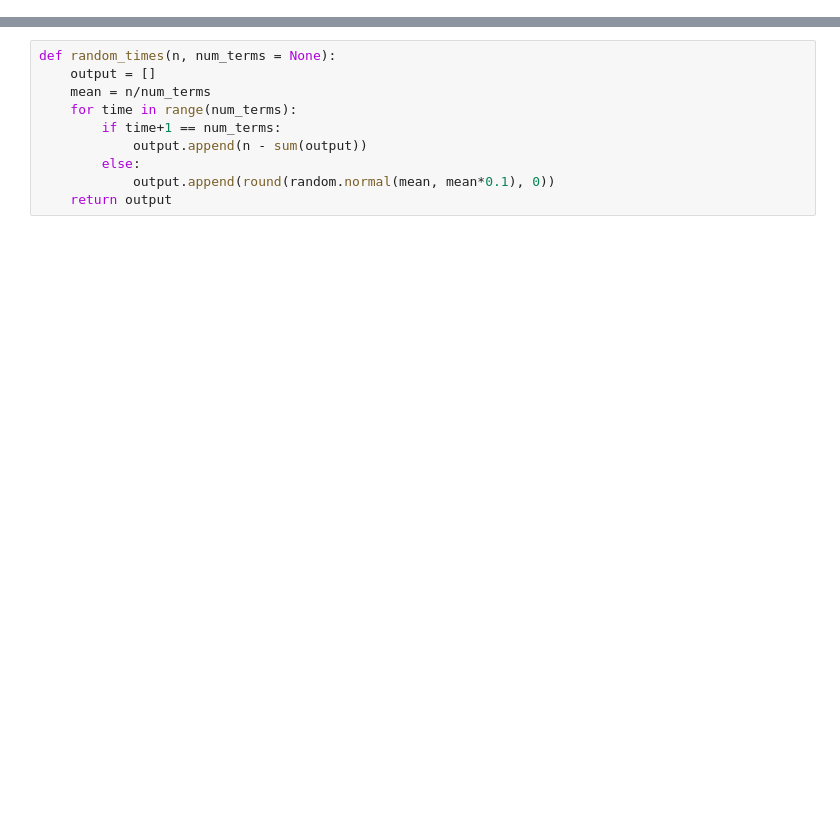
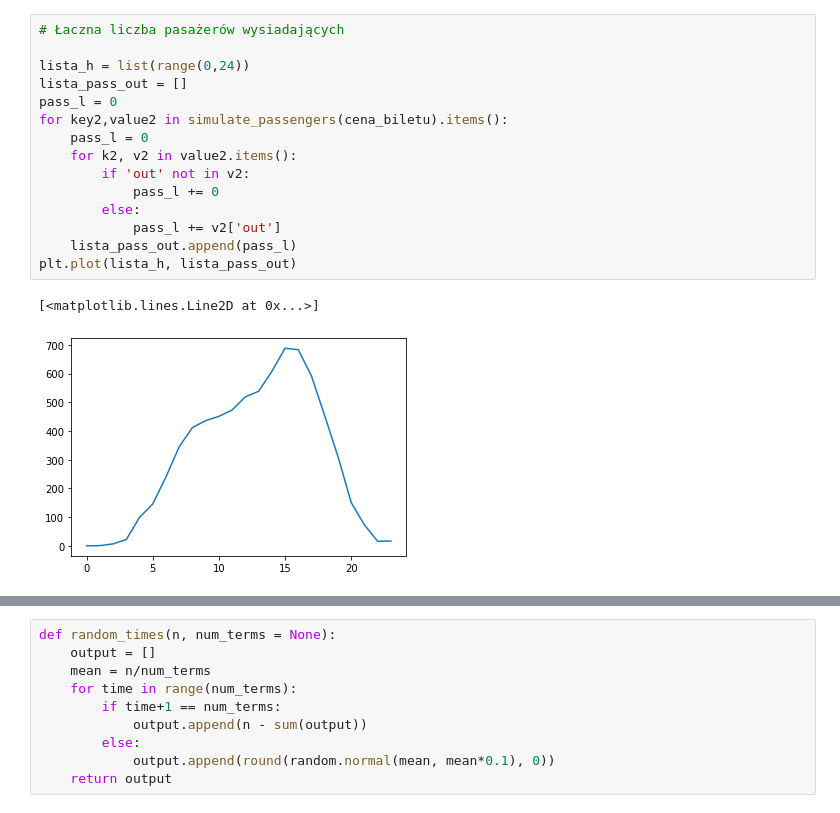
Before and after one commit to fmordarski/Passengers-simulation, a Jupyter notebook: Raport_MZK.ipynb, the cells around one changed output, grey strips where cells are left out. Saved outputs shown, nothing was run; the diff lists cells and outputs as text; blank space fills up the shorter version.

```diff
--- a/Raport_MZK.ipynb
+++ b/Raport_MZK.ipynb
@@ -40,0 +68,18 @@ def simulate_passengers(cena):
+# %%
+# Łaczna liczba pasażerów wysiadających
+
+lista_h = list(range(0,24))
+lista_pass_out = []
+pass_l = 0
+for key2,value2 in simulate_passengers(cena_biletu).items():
+    pass_l = 0
+    for k2, v2 in value2.items():
+        if 'out' not in v2:
+            pass_l += 0
+        else:
+            pass_l += v2['out']
+    lista_pass_out.append(pass_l)
+plt.plot(lista_h, lista_pass_out)
+# %% [output]
+[<matplotlib.lines.Line2D at 0x...>]
+[figure, added]
```
Also changed, not shown: parts of 11 cells of this notebook.
